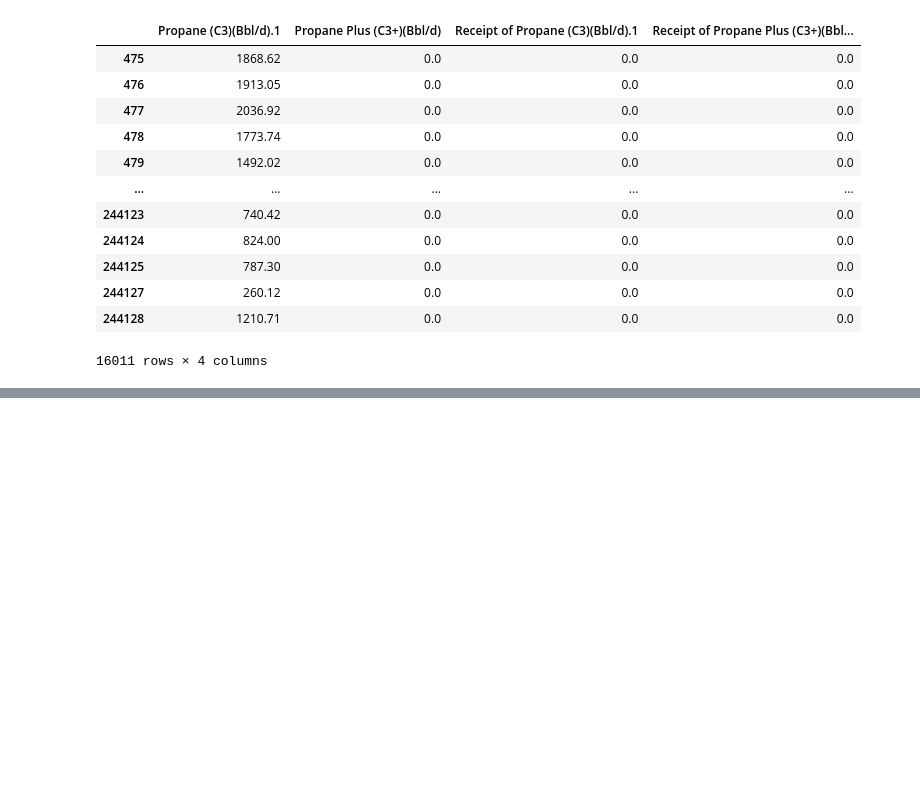
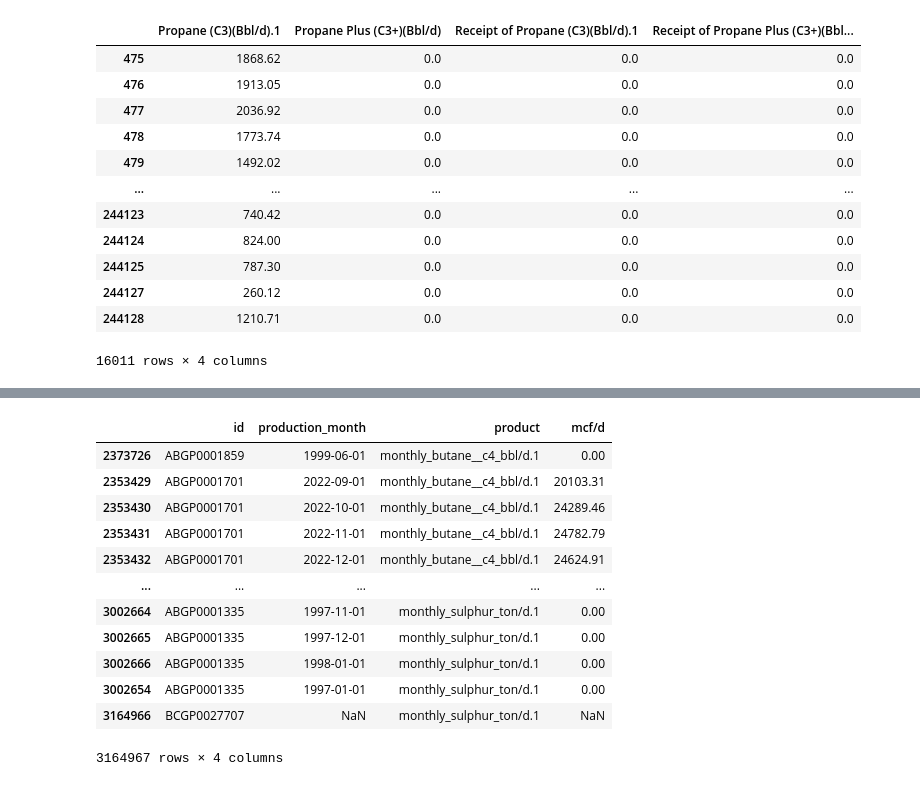
Before and after one commit to gustavo-bravo11/HTC_Hackathon_Team6, a Jupyter notebook: data_clean/notebooks/further_cleaning.ipynb, the cells around one changed output, grey strips where cells are left out. Cells and saved outputs as stored; diff of their text form; code cells hidden in the pictures; blank space fills up the shorter version.

```diff
--- a/data_clean/notebooks/further_cleaning.ipynb
+++ b/data_clean/notebooks/further_cleaning.ipynb
@@ -130,0 +152,22 @@ for name, df in data_dict.items():
+# %%
+monthly_prod_melted = pd.melt(
+    monthly_prod,
+    id_vars=['id', 'production_month'],
+    var_name='product',
+    value_name='mcf/d'
+)
+monthly_prod_melted.sort_values('product')
+# %% [output]
+|  | id | production_month | product | mcf/d |
+| 2373726 | ABGP0001859 | 1999-06-01 | monthly_butane__c4_bbl/d.1 | 0.00 |
+| 2353429 | ABGP0001701 | 2022-09-01 | monthly_butane__c4_bbl/d.1 | 20103.31 |
+| 2353430 | ABGP0001701 | 2022-10-01 | monthly_butane__c4_bbl/d.1 | 24289.46 |
+| 2353431 | ABGP0001701 | 2022-11-01 | monthly_butane__c4_bbl/d.1 | 24782.79 |
+| 2353432 | ABGP0001701 | 2022-12-01 | monthly_butane__c4_bbl/d.1 | 24624.91 |
+| ... | ... | ... | ... | ... |
+| 3002664 | ABGP0001335 | 1997-11-01 | monthly_sulphur_ton/d.1 | 0.00 |
+| 3002665 | ABGP0001335 | 1997-12-01 | monthly_sulphur_ton/d.1 | 0.00 |
+| 3002666 | ABGP0001335 | 1998-01-01 | monthly_sulphur_ton/d.1 | 0.00 |
+| 3002654 | ABGP0001335 | 1997-01-01 | monthly_sulphur_ton/d.1 | 0.00 |
+| 3164966 | BCGP0027707 | NaN | monthly_sulphur_ton/d.1 | NaN |
+3164967 rows × 4 columns
```
Also changed, not shown: parts of 9 cells of this notebook, 1 other file.
